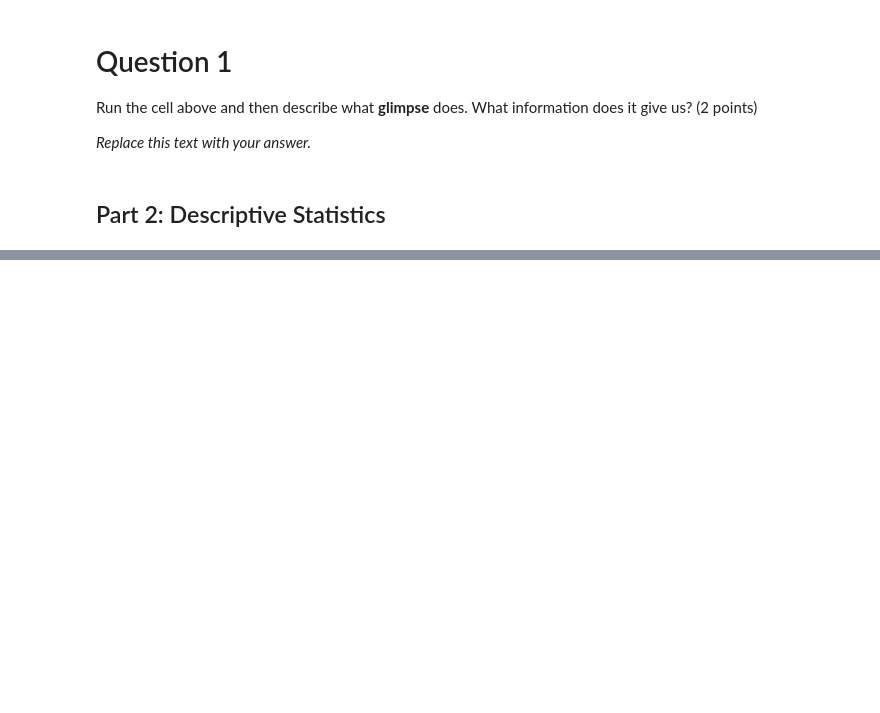
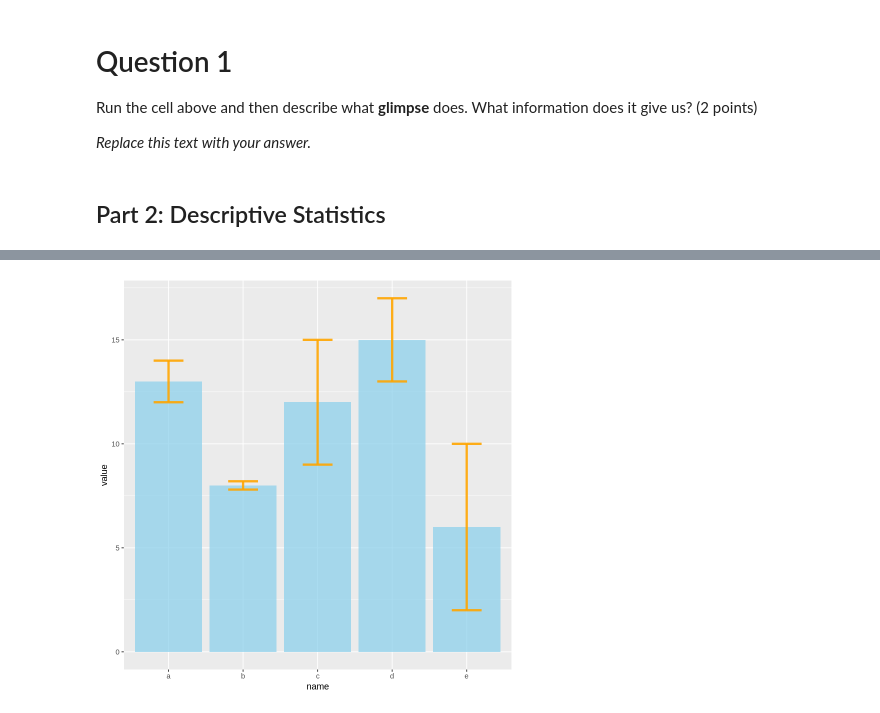
Before and after one commit to KaraNuss/coding-intro, a Jupyter notebook: Getting_Started.ipynb, the cells around one changed output, grey strips where cells are left out. Cells and saved outputs as stored; diff of their text form; code cells hidden in the pictures; blank space fills up the shorter version.

```diff
--- a/Getting_Started.ipynb
+++ b/Getting_Started.ipynb
@@ -185,0 +194,6 @@ ggplot(birds, aes (x = Time, y = totalBirds)) +
+# %%
+ggplot(data) +
+    geom_bar( aes(x=name, y=value), stat="identity", fill="skyblue", alpha=0.7) +
+    geom_errorbar( aes(x=name, ymin=value-sd, ymax=value+sd), width=0.4, colour="orange", alpha=0.9, linewidth=1.3)
+# %% [output]
+[figure, added]
```
Also changed, not shown: parts of 22 cells of this notebook.
